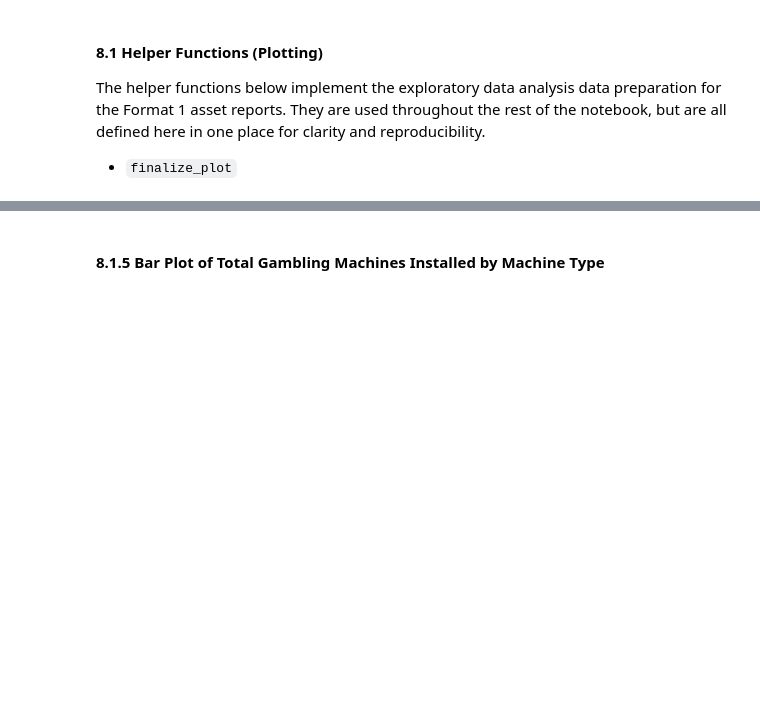
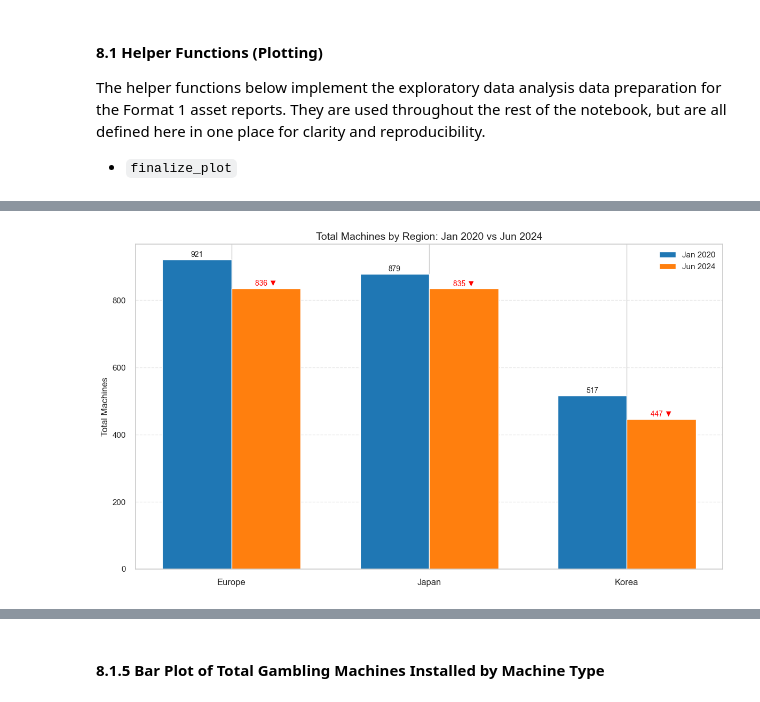
Before and after one commit to pinhaopan/muckrock-liberation, a Jupyter notebook: fa25-team-a/asset_reports.ipynb, the cells around one changed output, grey strips where cells are left out. Saved outputs shown, nothing was run; the diff lists cells and outputs as text; code cells hidden in the pictures; blank space fills up the shorter version.

```diff
--- a/fa25-team-a/asset_reports.ipynb
+++ b/fa25-team-a/asset_reports.ipynb
@@ -1593,0 +1543,54 @@ plt.show()
+# %%
+snap_2020 = get_snapshot(eda_df, 2020, 1)
+snap_2024 = get_snapshot(eda_df, 2024, 6)
+
+jan2020_vals = [snap_2020.get(reg, 0) for reg in regions]
+jun2024_vals = [snap_2024.get(reg, 0) for reg in regions]
+
+x = np.arange(len(regions))
+width = 0.35
+
+plt.figure(figsize=(12, 7))
+
+bars1 = plt.bar(x - width / 2, jan2020_vals, width, label="Jan 2020", color="#1f77b4")
+bars2 = plt.bar(x + width / 2, jun2024_vals, width, label="Jun 2024", color="#ff7f0e")
+
+for bar, val in zip(bars1, jan2020_vals):
+    plt.text(
+        bar.get_x() + bar.get_width() / 2,
+        bar.get_height() + 8,
+        f"{val}",
+        ha="center",
+        fontsize=10,
+    )
+
+for bar, val, region in zip(bars2, jun2024_vals, regions):
+    delta = val - snap_2020.get(region, 0)
+    if delta < 0:
+        label = f"{val} ▼"
+        color = "red"
+    elif delta > 0:
+        label = f"{val} ▲"
+        color = "green"
+    else:
+        label = f"{val} →"
+        color = "black"
+
+    plt.text(
+        bar.get_x() + bar.get_width() / 2,
+        bar.get_height() + 8,
+        label,
+        ha="center",
+        fontsize=10,
+        color=color,
+    )
+
+plt.xticks(x, regions, fontsize=12)
+plt.ylabel("Total Machines", fontsize=12)
+plt.title("Total Machines by Region: Jan 2020 vs Jun 2024", fontsize=14)
+plt.legend()
+plt.grid(axis="y", linestyle="--", alpha=0.4)
+plt.tight_layout()
+plt.show()
+# %% [output]
+[figure, added]
```
Also changed, not shown: parts of 72 cells of this notebook.
